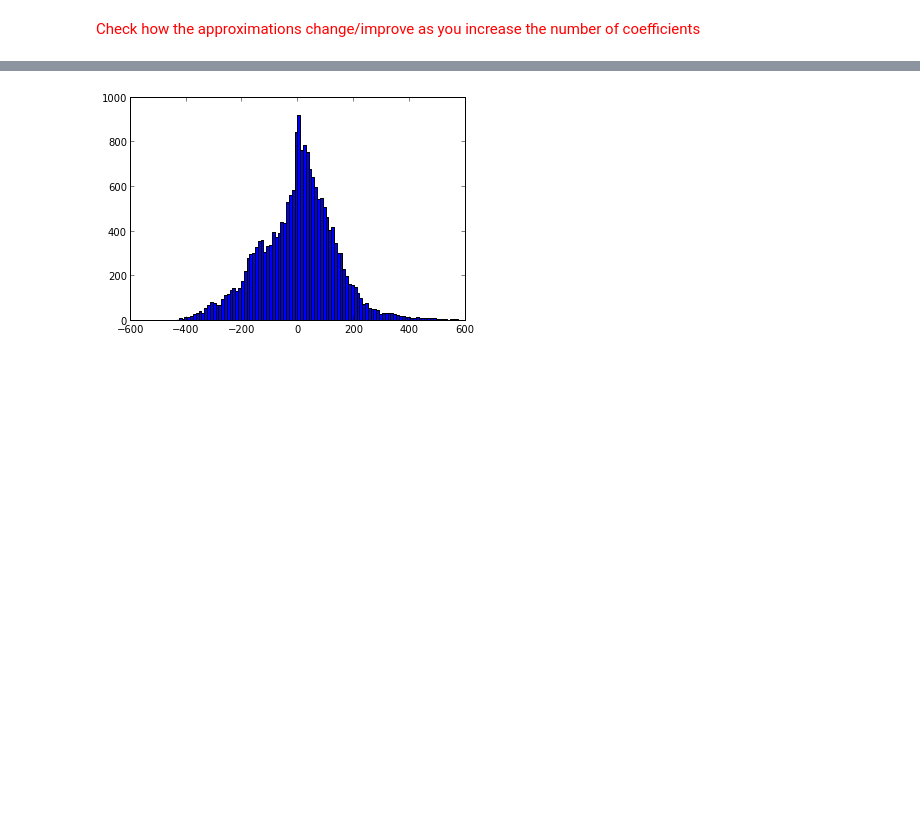
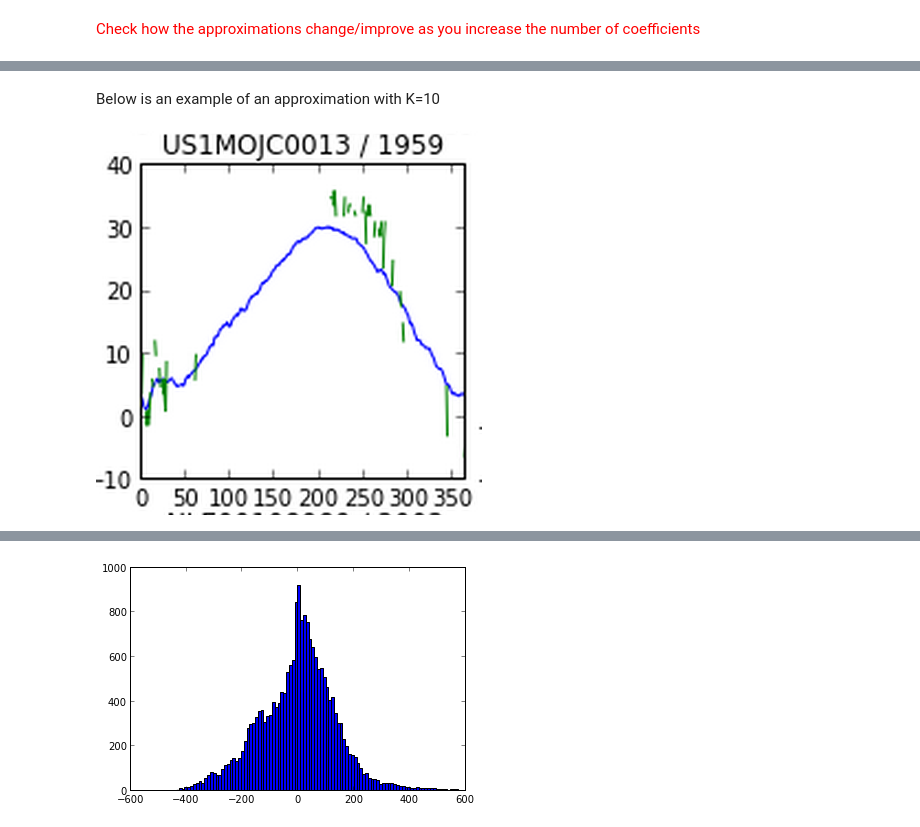
Before and after one commit to suvir/UCSD_BigData, a Jupyter notebook: notebooks/weather/Weather Analysis.ipynb, the cells around one changed output, grey strips where cells are left out. Cells and saved outputs as stored; diff of their text form; code cells hidden in the pictures; blank space fills up the shorter version.

```diff
--- a/notebooks/weather/Weather Analysis.ipynb
+++ b/notebooks/weather/Weather Analysis.ipynb
@@ -653,0 +683,7 @@ plot_reconstructions(range(50,100),rows=7,columns=3)
+# %% [markdown]
+Below is an example of an approximation with K=10
+# %%
+from IPython.core.display import Image
+Image('im1.png')
+# %% [output]
+[figure, added]
```
Also changed, not shown: parts of 20 cells of this notebook, 3 other files.
